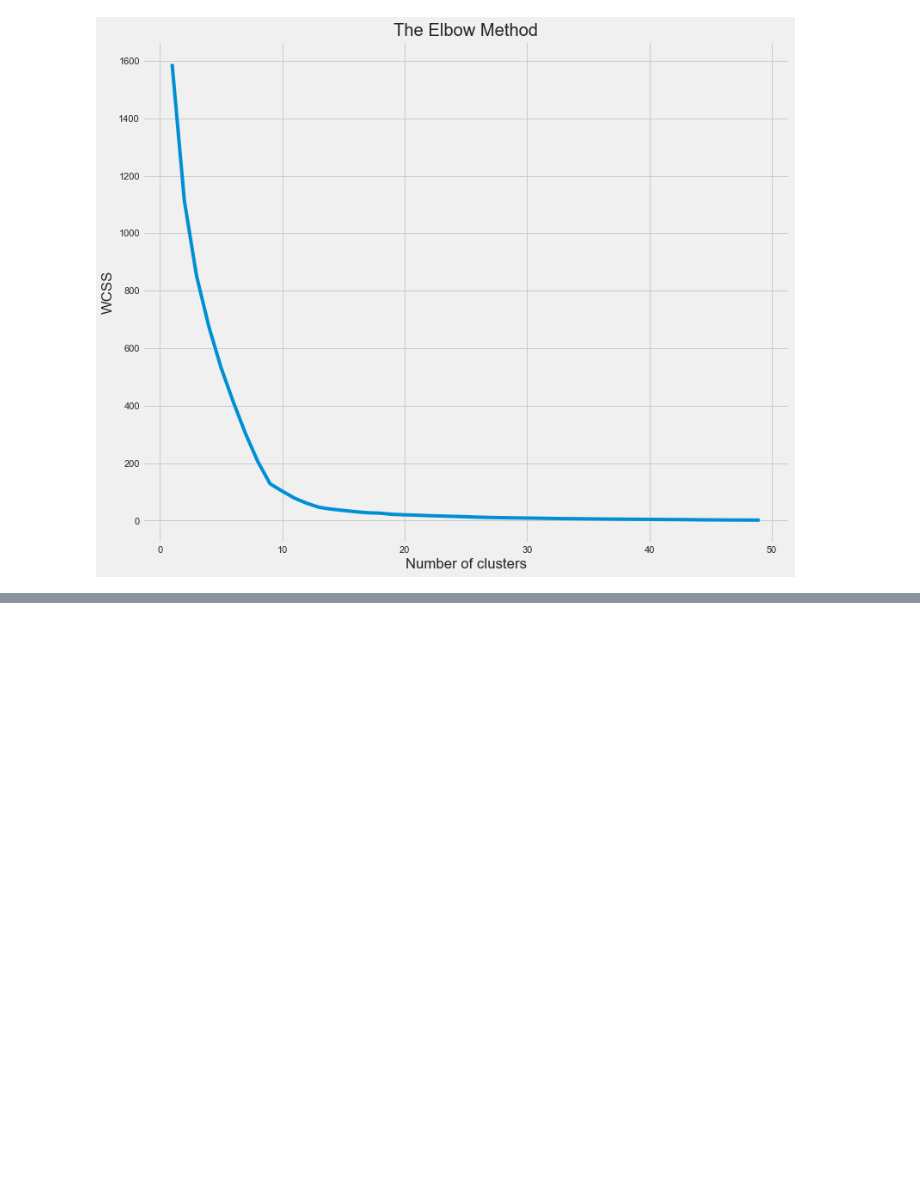
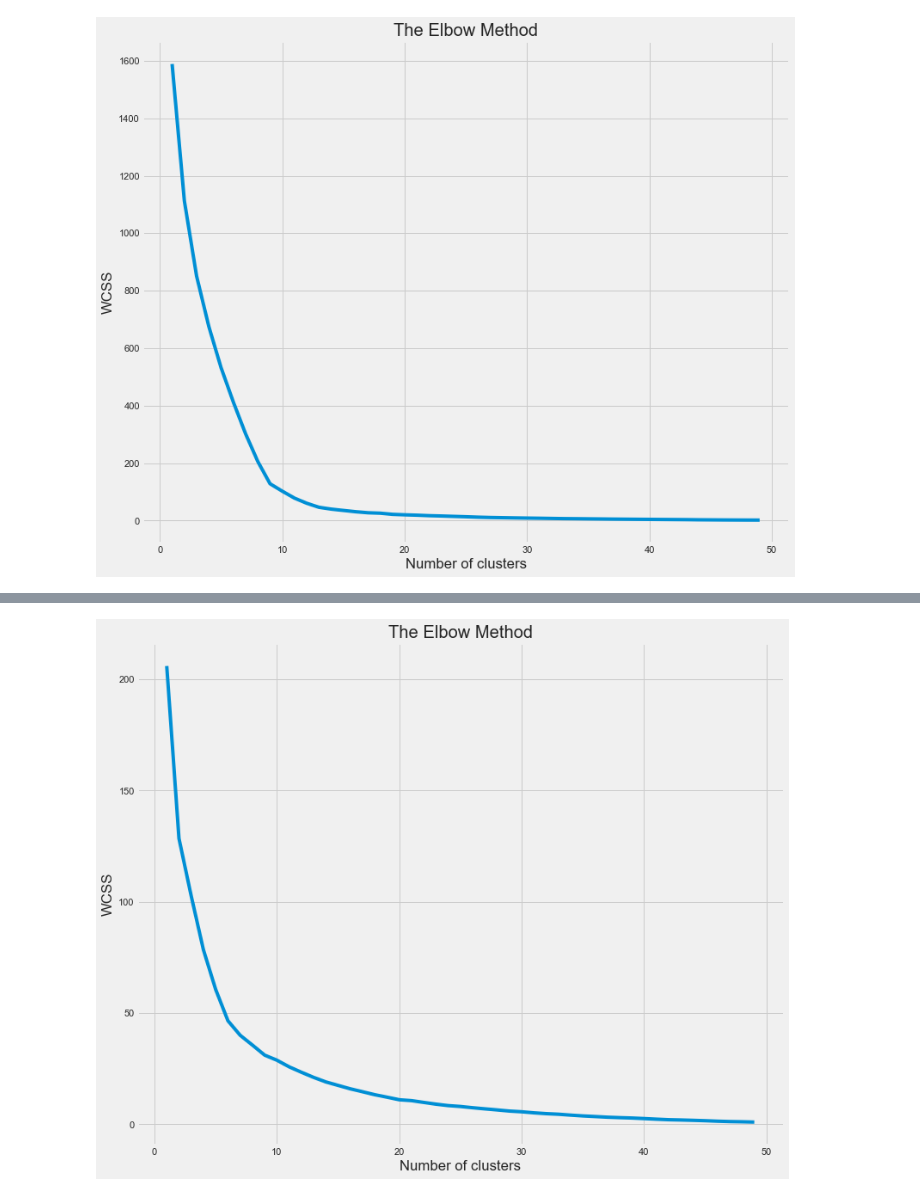
Before and after one commit to pauldoan/CBS_Nephron, a Jupyter notebook: Research/Clustering.ipynb, the cells around one changed output, grey strips where cells are left out. Cells and saved outputs as stored; diff of their text form; code cells hidden in the pictures; blank space fills up the shorter version.

```diff
--- a/Research/Clustering.ipynb
+++ b/Research/Clustering.ipynb
@@ -138,0 +140,16 @@ cluster_df['cluster'].to_frame()[cluster_df['cluster'].to_frame().cluster != 0]
+# %%
+cluster0 = list(cluster_df['cluster'].to_frame()[cluster_df['cluster'].to_frame().cluster == 0].index)
+cluster0_df = cluster_df[cluster_df.index.isin(cluster0)]
+# %%
+wcss = []
+for i in range(1, 50):
+    kmeans = KMeans(n_clusters = i, init = 'k-means++', random_state = 42)
+    kmeans.fit(cluster0_df.values)
+    wcss.append(kmeans.inertia_)
+plt.plot(range(1, 50), wcss)
+plt.title('The Elbow Method')
+plt.xlabel('Number of clusters')
+plt.ylabel('WCSS')
+plt.show()
+# %% [output]
+[figure, added]
```
Also changed, not shown: parts of 9 cells of this notebook, 1 other file.
